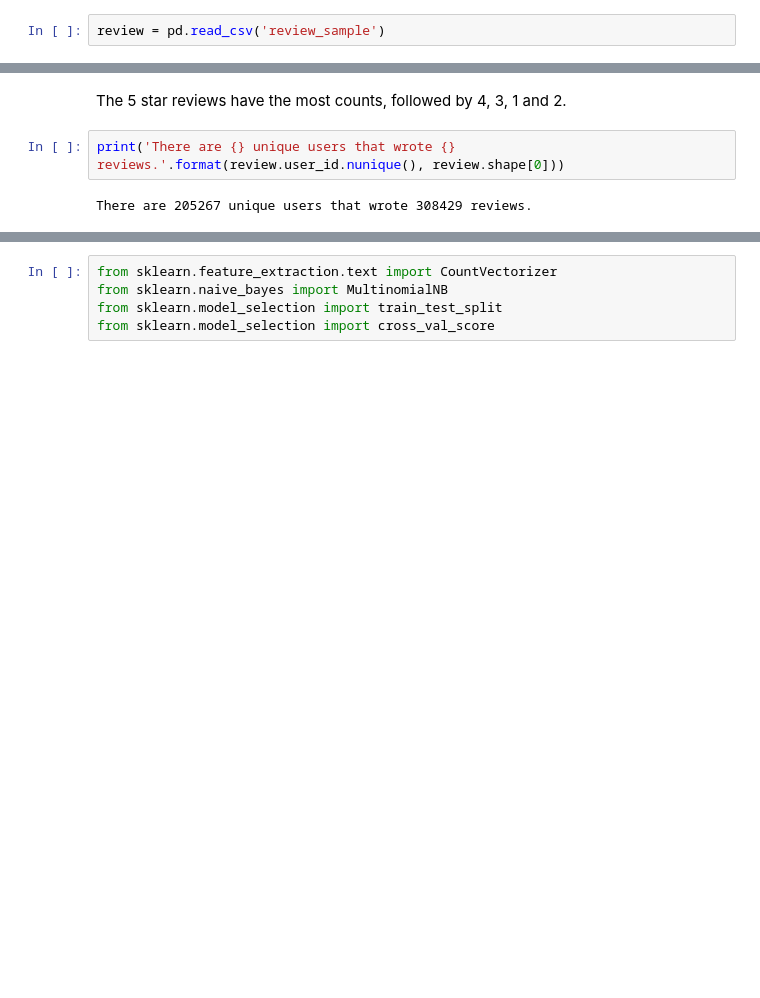
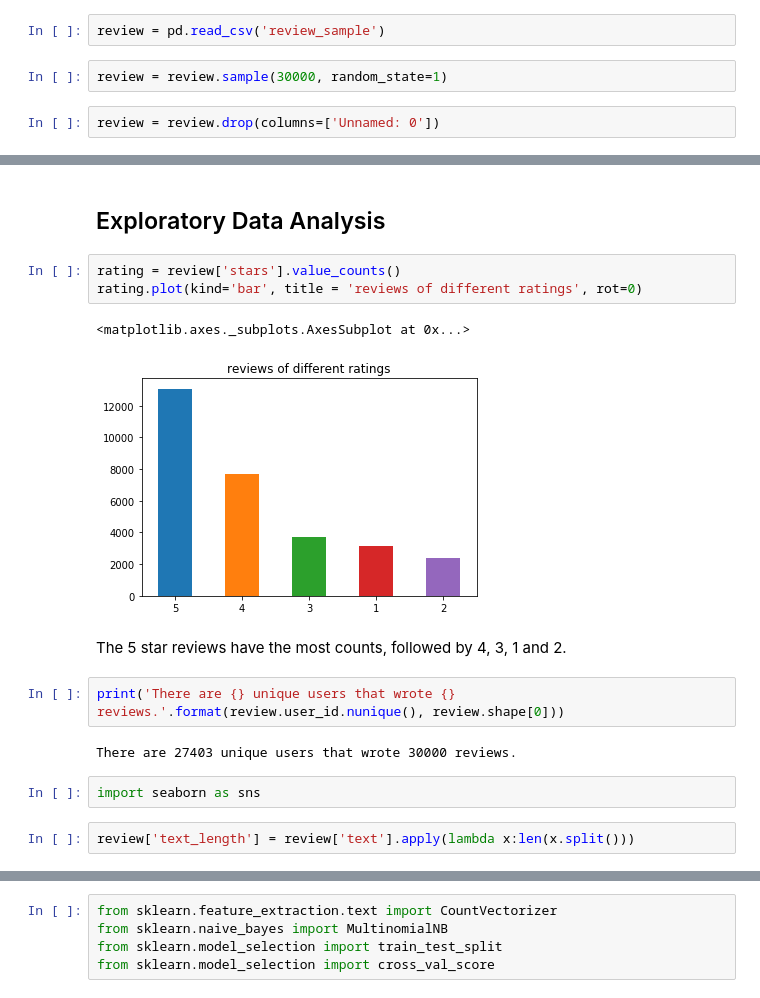
Before and after one commit to forheart81/Data-Science, a Jupyter notebook: Sentiment Analysis of the Yelp Reviews.ipynb, the cells around one changed output, grey strips where cells are left out. Drawn from its saved outputs; the diff is of its cells as text; blank space fills up the shorter version.

```diff
--- a/Sentiment Analysis of the Yelp Reviews.ipynb
+++ b/Sentiment Analysis of the Yelp Reviews.ipynb
@@ -108,3 +108,7 @@ review.head()
 review.to_csv('review_sample')
 # %%
 review = pd.read_csv('review_sample')
+# %%
+review = review.sample(30000, random_state=1)
+# %%
+review = review.drop(columns=['Unnamed: 0'])
@@ -111,6 +124,18 @@ review = pd.read_csv('review_sample')
+# %% [markdown]
+## Exploratory Data Analysis
+# %%
+rating = review['stars'].value_counts()
+rating.plot(kind='bar', title = 'reviews of different ratings', rot=0)
+# %% [output]
+<matplotlib.axes._subplots.AxesSubplot at 0x...>
+[figure, added]
 # %% [markdown]
 The 5 star reviews have the most counts, followed by 4, 3, 1 and 2.
 # %%
 print('There are {} unique users that wrote {} reviews.'.format(review.user_id.nunique(), review.shape[0]))
 # %% [output]
-There are 205267 unique users that wrote 308429 reviews.
+There are 27403 unique users that wrote 30000 reviews.
+# %%
+import seaborn as sns
+# %%
+review['text_length'] = review['text'].apply(lambda x:len(x.split()))
```
Also changed, not shown: parts of 26 cells of this notebook.
